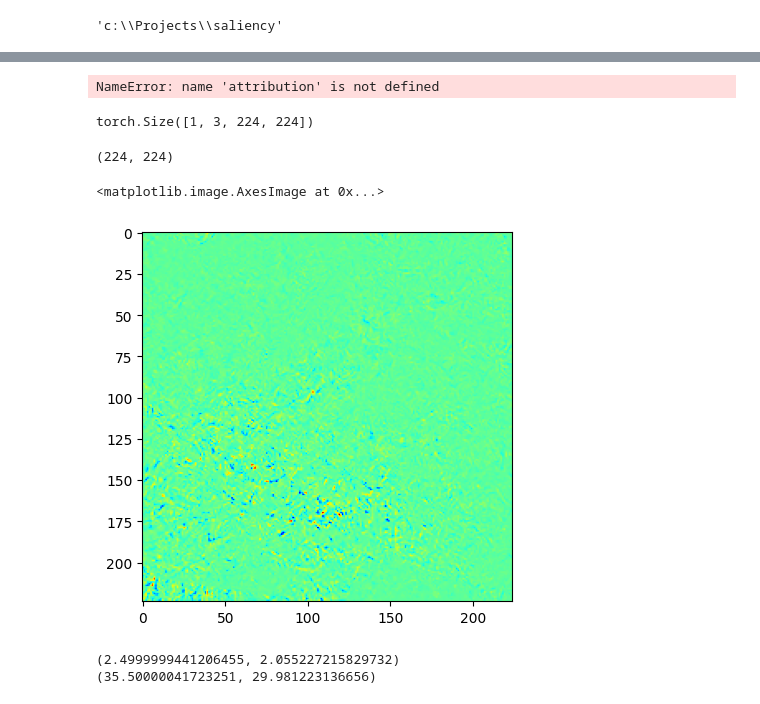
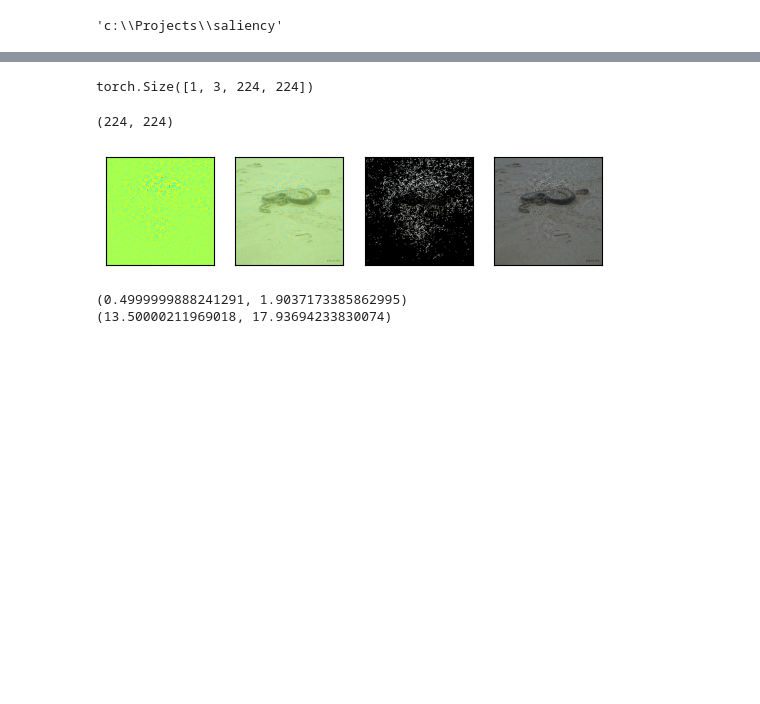
Before and after one commit to zivwhd/saliency, a Jupyter notebook: notebooks/pground.ipynb, the cells around one changed output, grey strips where cells are left out. Saved outputs shown, nothing was run; the diff lists cells and outputs as text; code cells hidden in the pictures; blank space fills up the shorter version.

```diff
--- a/notebooks/pground.ipynb
+++ b/notebooks/pground.ipynb
@@ -26,7 +26,7 @@ all_images = isrc.get_all_images()
 # %%
 %run src/benchmark
 image_name = "ILSVRC2012_val_00012455" ## lobster
-#image_name = "ILSVRC2012_val_00000001" ## snake
+image_name = "ILSVRC2012_val_00000001" ## snake
 #image_name = "ILSVRC2012_val_00028649"
 image_info = all_images[image_name]
 image_path = image_info.path
@@ -42,6 +42,6 @@ plt.axis('off')
 # %%
 %run src/benchmark
-me = ModelEnv('resnet50')
+me = ModelEnv('resnet18')
 
 inp = me.get_image(image_path)
 logits = me.model(inp).cpu()
@@ -122,8 +105,6 @@ print(attribution.shape, vvv.shape)
 vvv2 = cv2.resize(vvv, (224, 224))
 # Visualize the Guided Grad-CAM attribution
 plt.imshow(vvv2, cmap='jet')
-# %% [output]
-NameError: name 'attribution' is not defined
 # %%
 from captum.attr import IntegratedGradients
 ig = IntegratedGradients(me.model)
@@ -135,7 +116,7 @@ cinp.requires_grad_()  # Enable gradients on input
 baseline = torch.zeros_like(cinp)  # Use a black image as the baseline
 
 # Compute attributions using Integrated Gradients
-attribution = ig.attribute(cinp, baseline, target=topidx, n_steps=100)
+attribution = ig.attribute(cinp, baseline, target=topidx, n_steps=500)
 
 # Convert the attribution to numpy
 print(attribution.shape)
@@ -152,10 +133,12 @@ attribution.shape
 torch.Size([1, 3, 224, 224])
 (224, 224)
 # %%
-plt.imshow(attribution, cmap='jet')
+import numpy as np
+%run src/intutils
+#plt.imshow(attribution, cmap='jet')
+showsal(torch.tensor(attribution), img)
 # %% [output]
-<matplotlib.image.AxesImage at 0x...>
-[figure, old version]
+[figure, new version]
 # %%
 %run src/metrics
 metrics = Metrics()
@@ -163,8 +146,8 @@ sal = torch.tensor(attribution)
 print(metrics.pert_metrics(me.model, inp, sal, topidx, is_neg=False, nsteps=100))
 print(metrics.pert_metrics(me.model, inp, sal, topidx, is_neg=True, nsteps=100))
 # %% [output]
-(2.4999999441206455, 2.055227215829732)
-(35.50000041723251, 29.981223136656)
+(0.4999999888241291, 1.9037173385862995)
+(13.50000211969018, 17.93694233830074)
 # %%
 from baselines.dix import setup
 from saliency_lib import saliency
```
Also changed, not shown: parts of 40 cells of this notebook, 3 other files.
